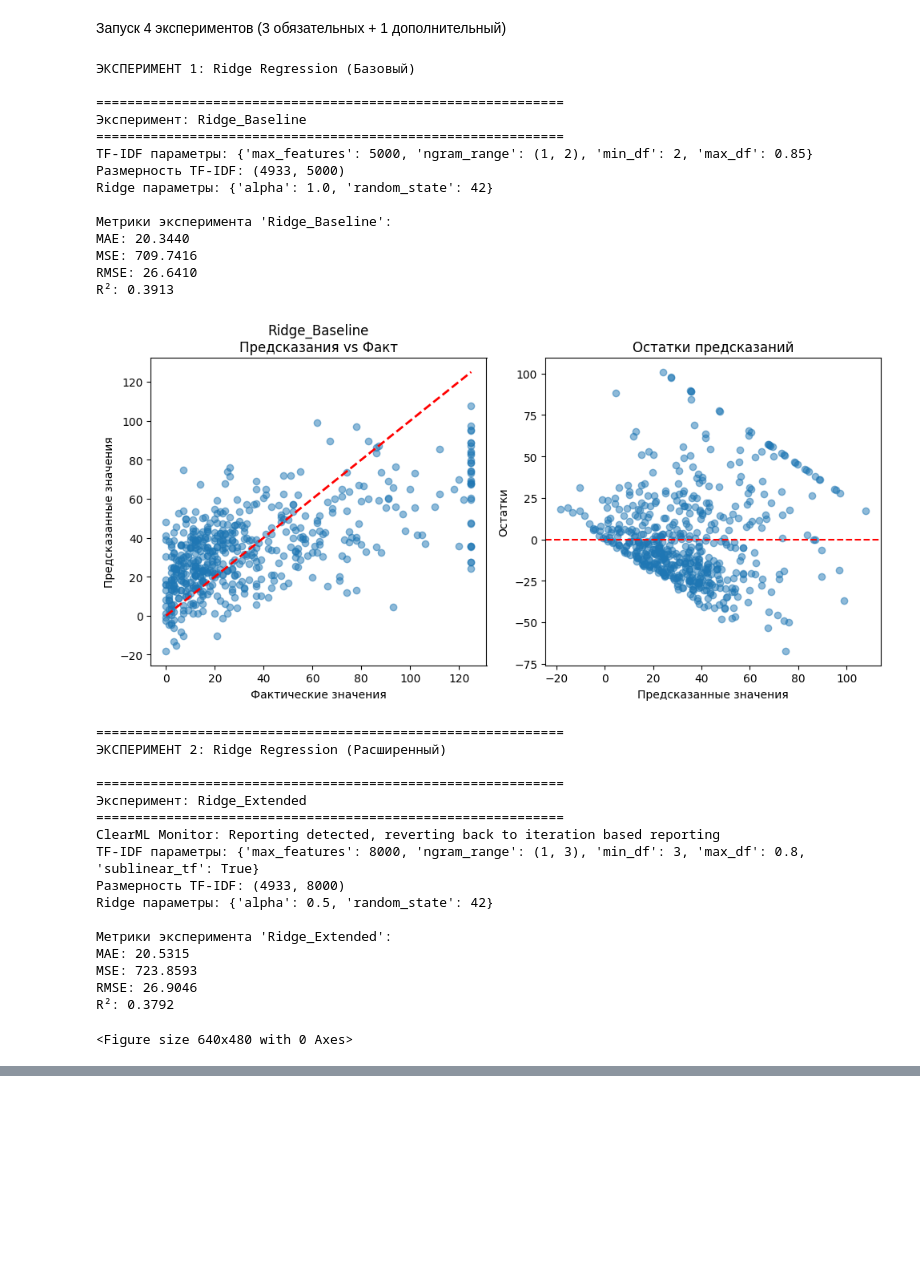
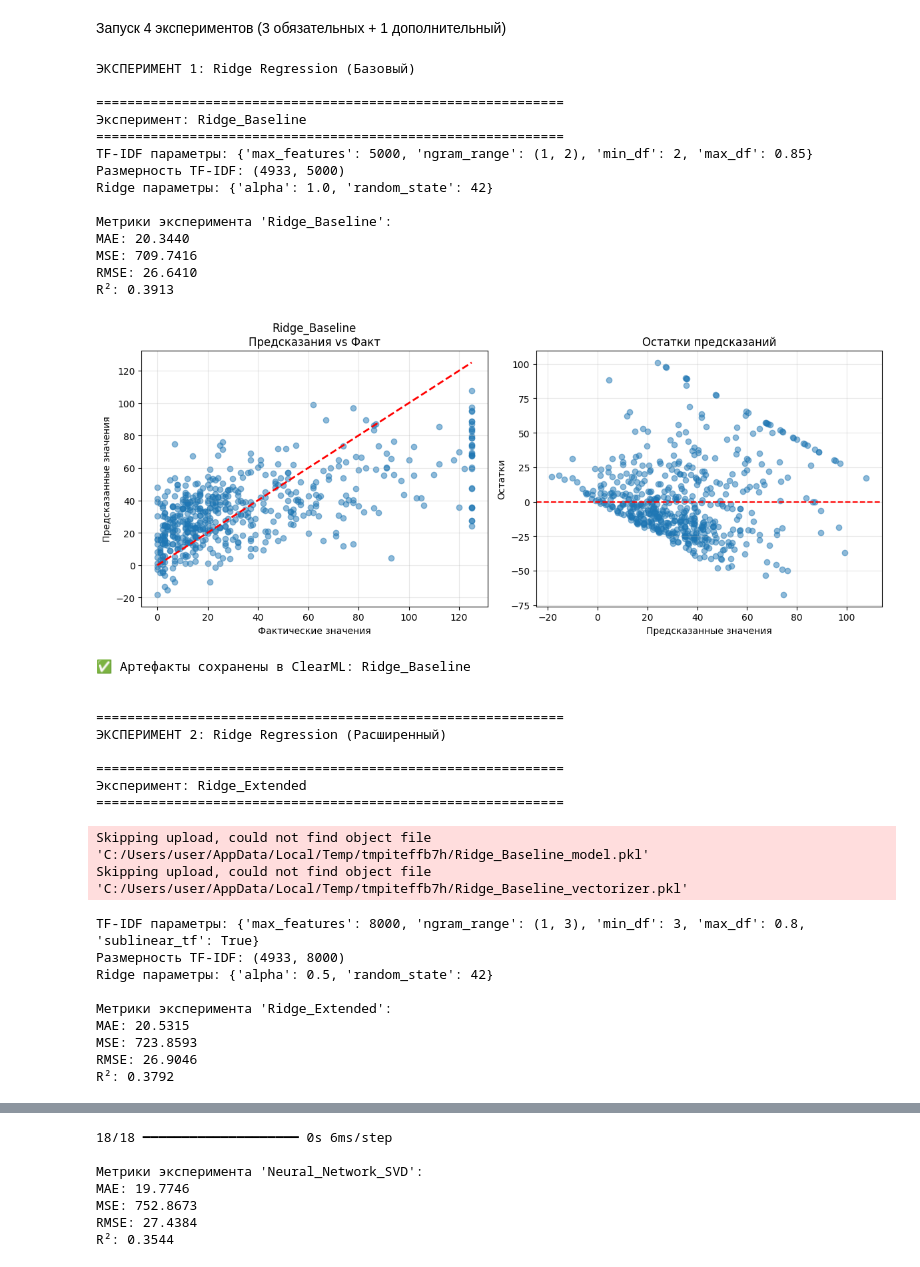
Before and after one commit to lizkagit/course_project_nlp_mlops, a Jupyter notebook: notebooks/course_mlops.ipynb, the cells around one changed output, grey strips where cells are left out. Drawn from its saved outputs; the diff is of its cells as text; code cells hidden in the pictures; blank space fills up the shorter version.

Commit message:
подкорректировала скрипты Clear ml

```diff
--- a/notebooks/course_mlops.ipynb
+++ b/notebooks/course_mlops.ipynb
@@ -675,17 +682,17 @@ logger = task.get_logger()
 Загружаем версионированный датасет
 # %%
 
-# dataset = Dataset.get(dataset_id="968e6deded76478aa11984bc266a4126")
-# dataset_path = dataset.get_local_copy()
+dataset = Dataset.get(dataset_id="968e6deded76478aa11984bc266a4126")
+dataset_path = dataset.get_local_copy()
 
-# # Загружаем данные
-# df = pd.read_csv(f"{dataset_path}/exp1_regress.csv")
-# print(f"Размер датасета: {df.shape}")
-# print(f"Колонки: {df.columns.tolist()}")
-# print(f"\nПервые 3 строки:")
-# display(df.head(3))
+# Загружаем данные
+df = pd.read_csv(f"{dataset_path}/exp1_regress.csv")
+print(f"Размер датасета: {df.shape}")
+print(f"Колонки: {df.columns.tolist()}")
+print(f"\nПервые 3 строки:")
+display(df.head(3))
 
-# # Логируем информацию о датасете в ClearML
-# task.set_parameter("dataset_id", dataset.id)
-# task.set_parameter("dataset_version", dataset.version)
-# task.set_parameter("dataset_size", df.shape[0])
+# Логируем информацию о датасете в ClearML
+task.set_parameter("dataset_id", dataset.id)
+task.set_parameter("dataset_version", dataset.version)
+task.set_parameter("dataset_size", df.shape[0])
@@ -949,11 +1013,12 @@ class ExperimentRunner:
 # %% [markdown]
 Запуск 4 экспериментов (3 обязательных + 1 дополнительный)
 # %%
-# Создаем список для хранения результатов всех экспериментов
+import os
 all_results = []
+experiment_runners = []
 
 # Эксперимент 1: Ridge Regression с базовыми параметрами
-print("ЭКСПЕРИМЕНТ 1: Ridge Regression (Базовый)")
+print("\n\nЭКСПЕРИМЕНТ 1: Ridge Regression (Базовый)")
 exp1 = ExperimentRunner("Ridge_Baseline", task, logger)
 metrics1 = exp1.run_ridge_experiment(
     tfidf_params={
@@ -968,10 +1033,12 @@ metrics1 = exp1.run_ridge_experiment(
     }
 )
 metrics1['experiment'] = "Ridge_Baseline"
+metrics1['runner'] = exp1
 all_results.append(metrics1)
+experiment_runners.append(exp1)
 
 # Эксперимент 2: Ridge Regression с расширенными параметрами
-print("\n" + "="*60)
+print("\n\n" + "="*60)
 print("ЭКСПЕРИМЕНТ 2: Ridge Regression (Расширенный)")
 exp2 = ExperimentRunner("Ridge_Extended", task, logger)
 metrics2 = exp2.run_ridge_experiment(
@@ -988,10 +1055,12 @@ metrics2 = exp2.run_ridge_experiment(
     }
 )
 metrics2['experiment'] = "Ridge_Extended"
+metrics2['runner'] = exp2
 all_results.append(metrics2)
+experiment_runners.append(exp2)
 
 # Эксперимент 3: Нейросеть с SVD
-print("\n" + "="*60)
+print("\n\n" + "="*60)
 print("ЭКСПЕРИМЕНТ 3: Нейросеть с SVD")
 exp3 = ExperimentRunner("Neural_Network_SVD", task, logger)
 metrics3 = exp3.run_nn_experiment(
@@ -1011,10 +1080,12 @@ metrics3 = exp3.run_nn_experiment(
     svd_components=600
 )
 metrics3['experiment'] = "Neural_Network_SVD"
+metrics3['runner'] = exp3
 all_results.append(metrics3)
+experiment_runners.append(exp3)
 
-# Эксперимент 4: Нейросеть без SVD (для сравнения)
-print("\n" + "="*60)
+# Эксперимент 4: Нейросеть без SVD
+print("\n\n" + "="*60)
 print("ЭКСПЕРИМЕНТ 4: Нейросеть без SVD")
 exp4 = ExperimentRunner("Neural_Network_No_SVD", task, logger)
 metrics4 = exp4.run_nn_experiment(
@@ -1022,48 +1093,53 @@ metrics4 = exp4.run_nn_experiment(
         'max_features': 4000,
         'ngram_range': (1, 3),
         'min_df': 9,
         'max_df': 0.9,
         'sublinear_tf': True
     },
     nn_params={
         'learning_rate': 0.0005,
         'epochs': 100,
         'batch_size': 32
     },
     use_svd=False
 )
 metrics4['experiment'] = "Neural_Network_No_SVD"
+metrics4['runner'] = exp4
 all_results.append(metrics4)
+experiment_runners.append(exp4)
 # %% [output]
 ЭКСПЕРИМЕНТ 1: Ridge Regression (Базовый)
 
 ============================================================
 Эксперимент: Ridge_Baseline
 ============================================================
 TF-IDF параметры: {'max_features': 5000, 'ngram_range': (1, 2), 'min_df': 2, 'max_df': 0.85}
 Размерность TF-IDF: (4933, 5000)
 Ridge параметры: {'alpha': 1.0, 'random_state': 42}
 
 Метрики эксперимента 'Ridge_Baseline':
 MAE: 20.3440
 MSE: 709.7416
 RMSE: 26.6410
 R²: 0.3913
-[figure, old version]
+[figure, new version]
+✅ Артефакты сохранены в ClearML: Ridge_Baseline
+
+
 ============================================================
 ЭКСПЕРИМЕНТ 2: Ridge Regression (Расширенный)
 
 ============================================================
 Эксперимент: Ridge_Extended
 ============================================================
-ClearML Monitor: Reporting detected, reverting back to iteration based reporting
-TF-IDF параметры: {'max_features': 8000, 'ngram_range': (1, 3), 'min_df': 3, 'max_df': 0.8, 'sublinear_tf': True}
-Размерность TF-IDF: (4933, 8000)
-Ridge параметры: {'alpha': 0.5, 'random_state': 42}
-
-Метрики эксперимента 'Ridge_Extended':
-MAE: 20.5315
-MSE: 723.8593
-RMSE: 26.9046
-R²: 0.3792
-<Figure size 640x480 with 0 Axes>
+Skipping upload, could not find object file 'C:/Users/user/AppData/Local/Temp/tmpiteffb7h/Ridge_Baseline_model.pkl'
+Skipping upload, could not find object file 'C:/Users/user/AppData/Local/Temp/tmpiteffb7h/Ridge_Baseline_vectorizer.pkl'
+TF-IDF параметры: {'max_features': 8000, 'ngram_range': (1, 3), 'min_df': 3, 'max_df': 0.8, 'sublinear_tf': True}
+Размерность TF-IDF: (4933, 8000)
+Ridge параметры: {'alpha': 0.5, 'random_state': 42}
+
+Метрики эксперимента 'Ridge_Extended':
+MAE: 20.5315
+MSE: 723.8593
+RMSE: 26.9046
+R²: 0.3792
@@ -1097,0 +1176,7 @@ R²: 0.3580
+18/18 ━━━━━━━━━━━━━━━━━━━━ 0s 6ms/step
+
+Метрики эксперимента 'Neural_Network_SVD':
+MAE: 19.7746
+MSE: 752.8673
+RMSE: 27.4384
+R²: 0.3544
```
Also changed, not shown: parts of 6 cells of this notebook, 9 other files.
